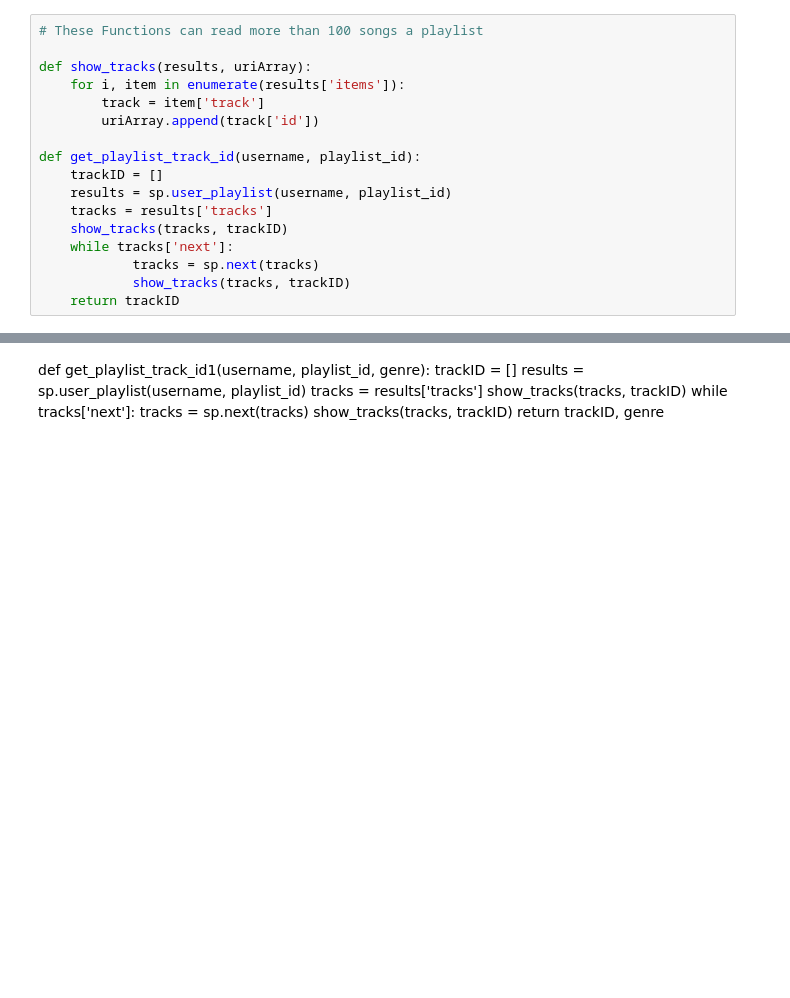
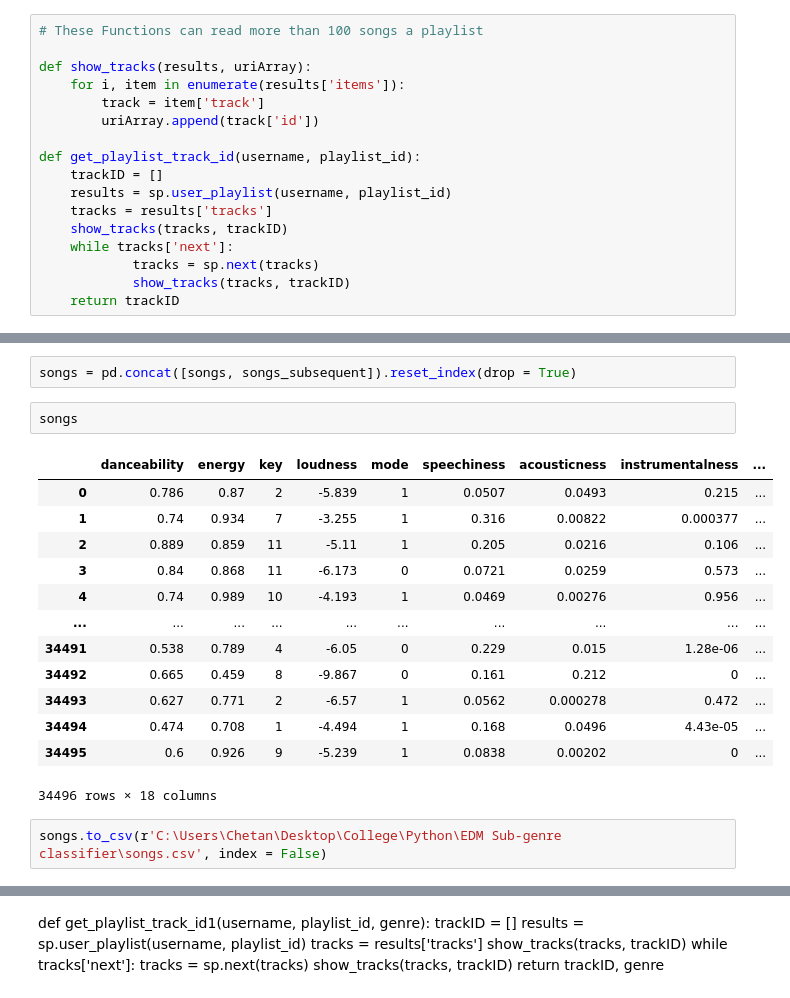
Before and after one commit to chetanpopli/subgenre-classifier, a Jupyter notebook: data_extraction.ipynb, the cells around one changed output, grey strips where cells are left out. Saved outputs shown, nothing was run; the diff lists cells and outputs as text; blank space fills up the shorter version.

```diff
--- a/data_extraction.ipynb
+++ b/data_extraction.ipynb
@@ -175,3 +241,23 @@ TypeError: cannot concatenate object of type '<class 'list'>'; only Series and D
+# %%
+songs = pd.concat([songs, songs_subsequent]).reset_index(drop = True)
+# %%
+songs
+# %% [output]
+|  | danceability | energy | key | loudness | mode | speechiness | acousticness | instrumentalness | ... |
+| 0 | 0.786 | 0.87 | 2 | -5.839 | 1 | 0.0507 | 0.0493 | 0.215 | ... |
+| 1 | 0.74 | 0.934 | 7 | -3.255 | 1 | 0.316 | 0.00822 | 0.000377 | ... |
+| 2 | 0.889 | 0.859 | 11 | -5.11 | 1 | 0.205 | 0.0216 | 0.106 | ... |
+| 3 | 0.84 | 0.868 | 11 | -6.173 | 0 | 0.0721 | 0.0259 | 0.573 | ... |
+| 4 | 0.74 | 0.989 | 10 | -4.193 | 1 | 0.0469 | 0.00276 | 0.956 | ... |
+| ... | ... | ... | ... | ... | ... | ... | ... | ... | ... |
+| 34491 | 0.538 | 0.789 | 4 | -6.05 | 0 | 0.229 | 0.015 | 1.28e-06 | ... |
+| 34492 | 0.665 | 0.459 | 8 | -9.867 | 0 | 0.161 | 0.212 | 0 | ... |
+| 34493 | 0.627 | 0.771 | 2 | -6.57 | 1 | 0.0562 | 0.000278 | 0.472 | ... |
+| 34494 | 0.474 | 0.708 | 1 | -4.494 | 1 | 0.168 | 0.0496 | 4.43e-05 | ... |
+| 34495 | 0.6 | 0.926 | 9 | -5.239 | 1 | 0.0838 | 0.00202 | 0 | ... |
+34496 rows × 18 columns
+# %%
+songs.to_csv(r'C:\Users\Chetan\Desktop\College\Python\EDM Sub-genre classifier\songs.csv', index = False)
 # %%
 result = pd.DataFrame()
 
```
Also changed, not shown: parts of 19 cells of this notebook, 1 other file.
